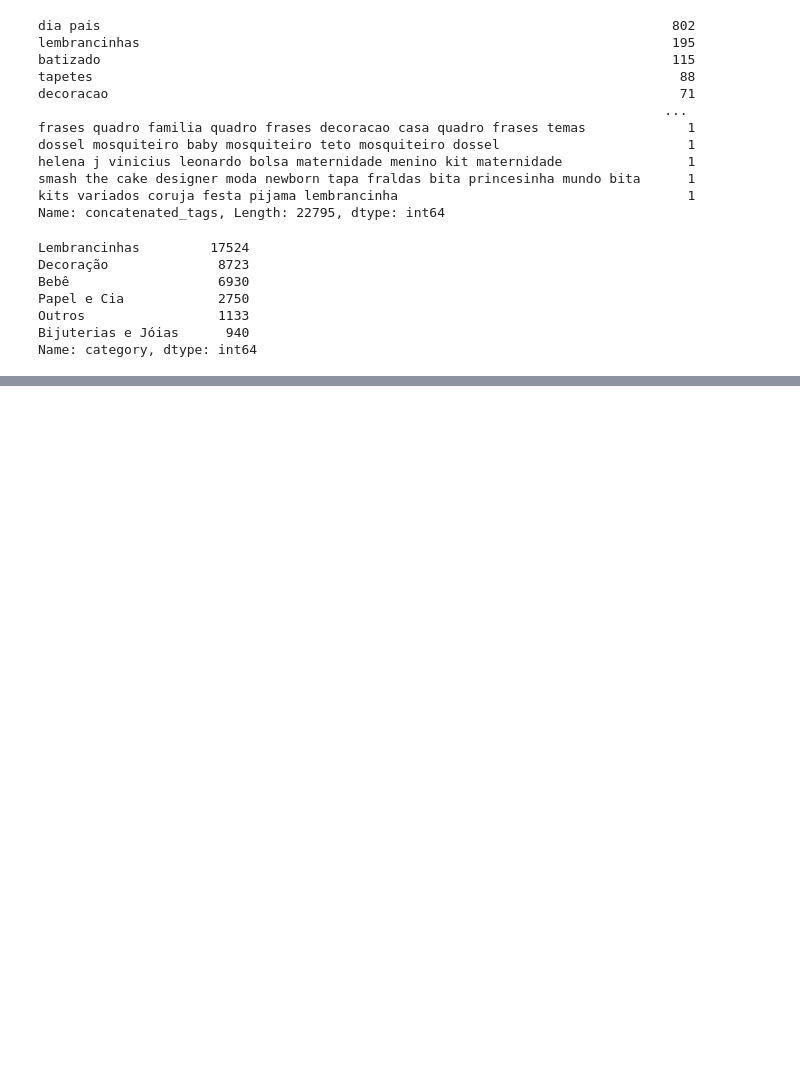
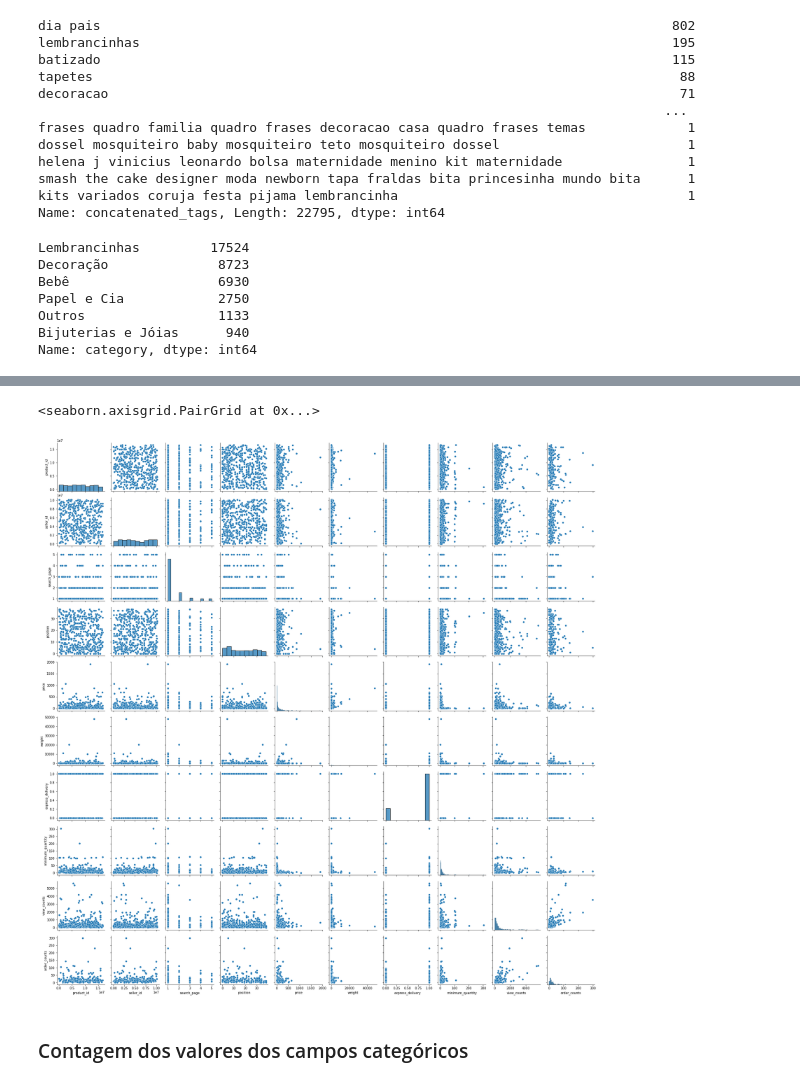
Before and after one commit to Chikuji/intelligent-systems-project, a Jupyter notebook: training/experiment.ipynb, the cells around one changed output, grey strips where cells are left out. Drawn from its saved outputs; the diff is of its cells as text; code cells hidden in the pictures; blank space fills up the shorter version.

```diff
--- a/training/experiment.ipynb
+++ b/training/experiment.ipynb
@@ -220,0 +339,7 @@ Name: category, dtype: int64
+# %%
+sns.pairplot(data=df_test, kind="scatter", palette="Set1")
+# %% [output]
+<seaborn.axisgrid.PairGrid at 0x...>
+[figure, added]
+# %% [markdown]
+### Contagem dos valores dos campos categóricos
```
Also changed, not shown: parts of 20 cells of this notebook.
